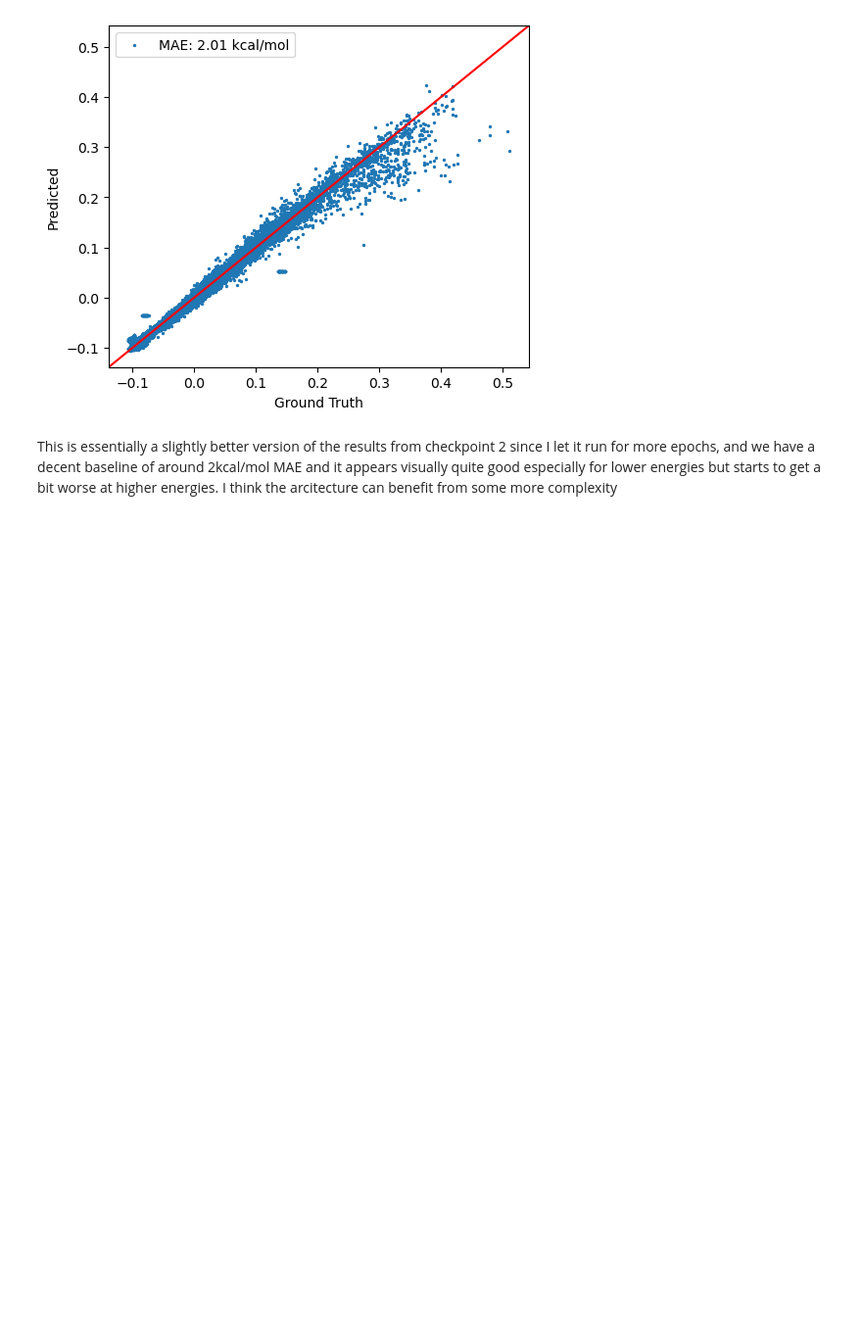
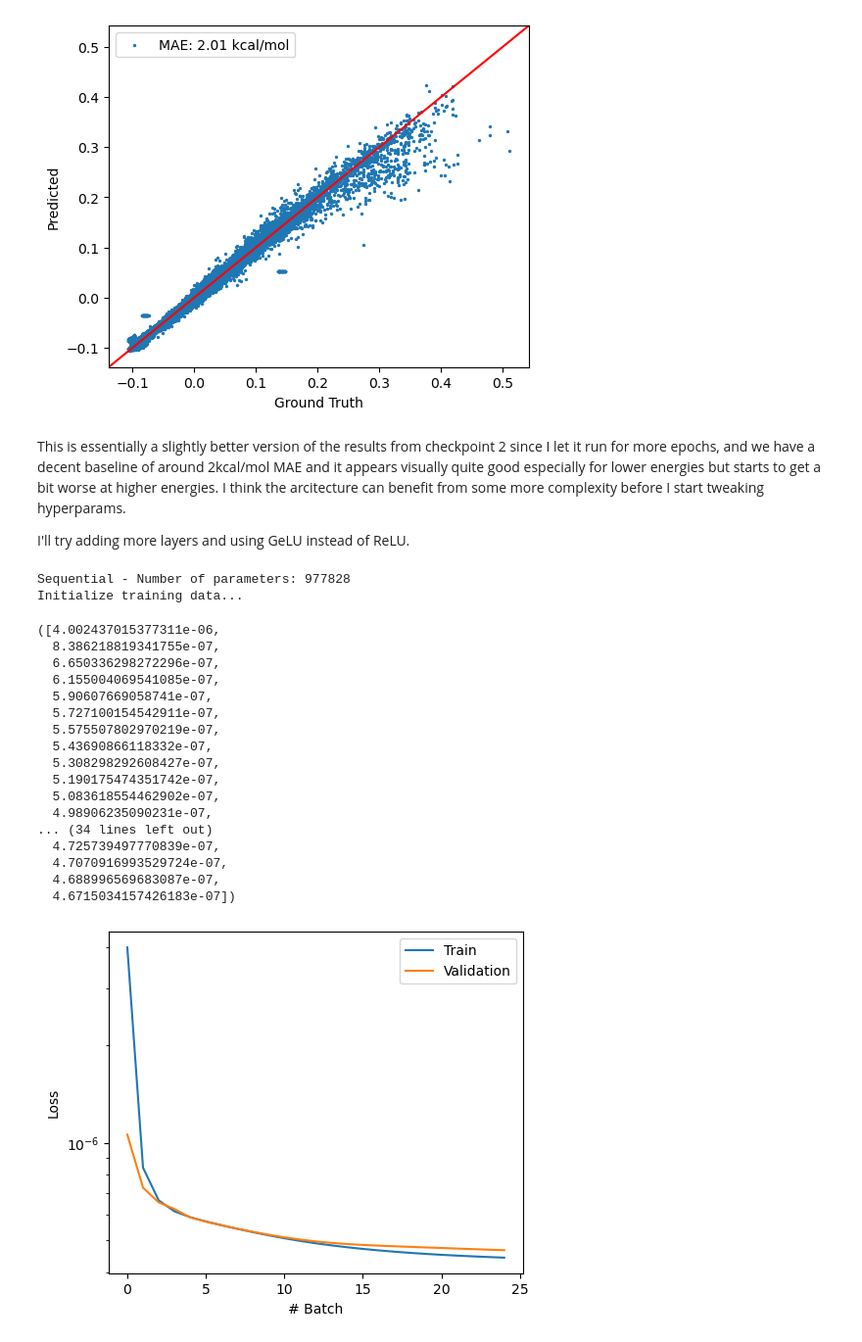
Before and after one commit to Qile0317/bioe142-final-project, a Jupyter notebook: checkpoint3.ipynb, the cells around one changed output. Shown: that part at 98% size. Cells and saved outputs as stored; diff of their text form; code cells hidden in the pictures; blank space fills up the shorter version.

Commit message:
proj checkpoint3 progress and env update

```diff
--- a/checkpoint3.ipynb
+++ b/checkpoint3.ipynb
@@ -280,4 +280,53 @@ trainer.evaluate(test_data, draw_plot=True)
 1.2690700745880507e-07
 [figure]
 # %% [markdown]
-This is essentially a slightly better version of the results from checkpoint 2 since I let it run for more epochs, and we have a decent baseline of around 2kcal/mol MAE and it appears visually quite good especially for lower energies but starts to get a bit worse at higher energies. I think the arcitecture can benefit from some more complexity
+This is essentially a slightly better version of the results from checkpoint 2 since I let it run for more epochs, and we have a decent baseline of around 2kcal/mol MAE and it appears visually quite good especially for lower energies but starts to get a bit worse at higher energies. I think the arcitecture can benefit from some more complexity before I start tweaking hyperparams.
+
+I'll try adding more layers and using GeLU instead of ReLU.
+# %%
+class Linear2(nn.Module):
+    def __init__(self):
+        super().__init__()
+        self.layers = nn.Sequential(
+            nn.Linear(384, 300),
+            nn.GELU(),
+            nn.Linear(300, 300),
+            nn.GELU(),
+            nn.Linear(300, 128),
+            nn.GELU(),
+            nn.Linear(128, 1)
+        )
+
+    def forward(self, x):
+        return self.layers(x)
+
+trainer2 = ANITrainer(
+    model=create_model(Linear2),
+    batch_size=1024,
+    learning_rate=1e-4,
+    epoch=25,
+    l2=1e-4
+)
+
+trainer2.train(train_data=train_data, val_data=val_data, early_stop=True, draw_curve=True)
+# %% [output]
+Sequential - Number of parameters: 977828
+Initialize training data...
+([4.002437015377311e-06,
+  8.386218819341755e-07,
+  6.650336298272296e-07,
+  6.155004069541085e-07,
+  5.90607669058741e-07,
+  5.727100154542911e-07,
+  5.575507802970219e-07,
+  5.43690866118332e-07,
+  5.308298292608427e-07,
+  5.190175474351742e-07,
+  5.083618554462902e-07,
+  4.98906235090231e-07,
+... (34 lines left out)
+  4.725739497770839e-07,
+  4.7070916993529724e-07,
+  4.688996569683087e-07,
+  4.6715034157426183e-07])
+[figure, added]
```
Also changed, not shown: parts of 3 cells of this notebook.
